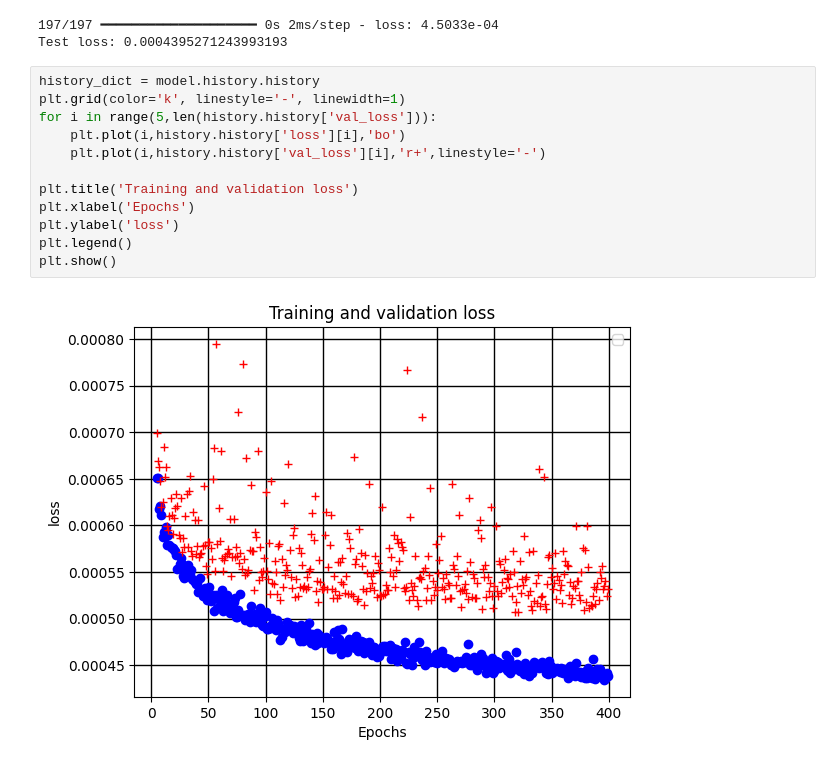
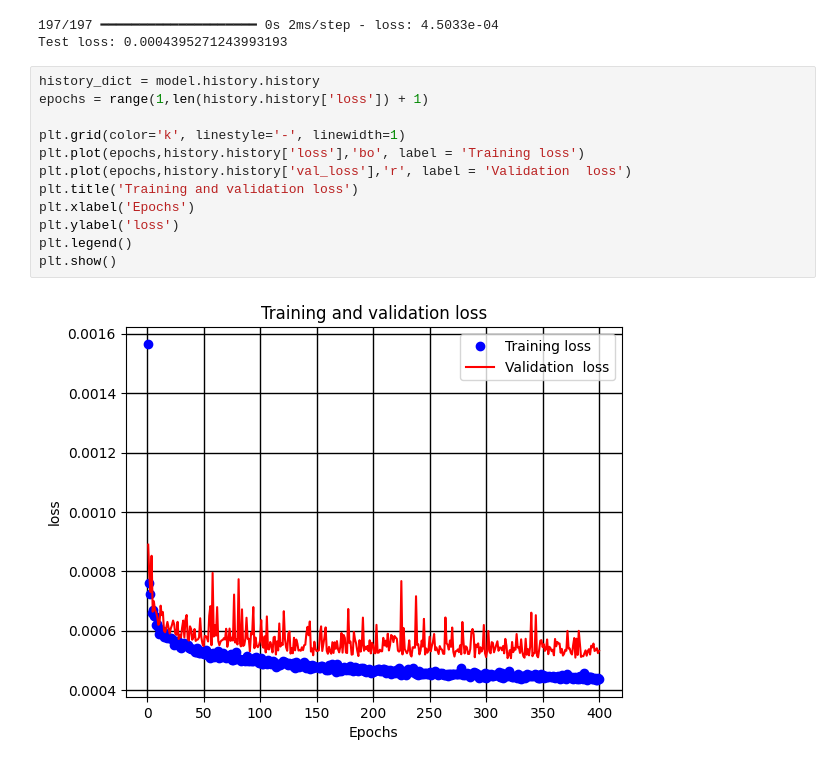
Before and after one commit to Gustavo-Raposo/redes-neurais, a Jupyter notebook: train_15_1.ipynb, the cells around one changed output. Saved outputs shown, nothing was run; the diff lists cells and outputs as text.

```diff
--- a/train_15_1.ipynb
+++ b/train_15_1.ipynb
@@ -72,15 +72,15 @@ print(f'Test loss: {loss}')
 Test loss: 0.0004395271243993193
 # %%
 history_dict = model.history.history
+epochs = range(1,len(history.history['loss']) + 1)
+
 plt.grid(color='k', linestyle='-', linewidth=1)
-for i in range(5,len(history.history['val_loss'])):
-    plt.plot(i,history.history['loss'][i],'bo')
-    plt.plot(i,history.history['val_loss'][i],'r+',linestyle='-')
-
+plt.plot(epochs,history.history['loss'],'bo', label = 'Training loss')
+plt.plot(epochs,history.history['val_loss'],'r', label = 'Validation  loss')
 plt.title('Training and validation loss')
 plt.xlabel('Epochs')
 plt.ylabel('loss')
 plt.legend()
 plt.show()
 # %% [output]
-[figure, old version]
+[figure, new version]
```
